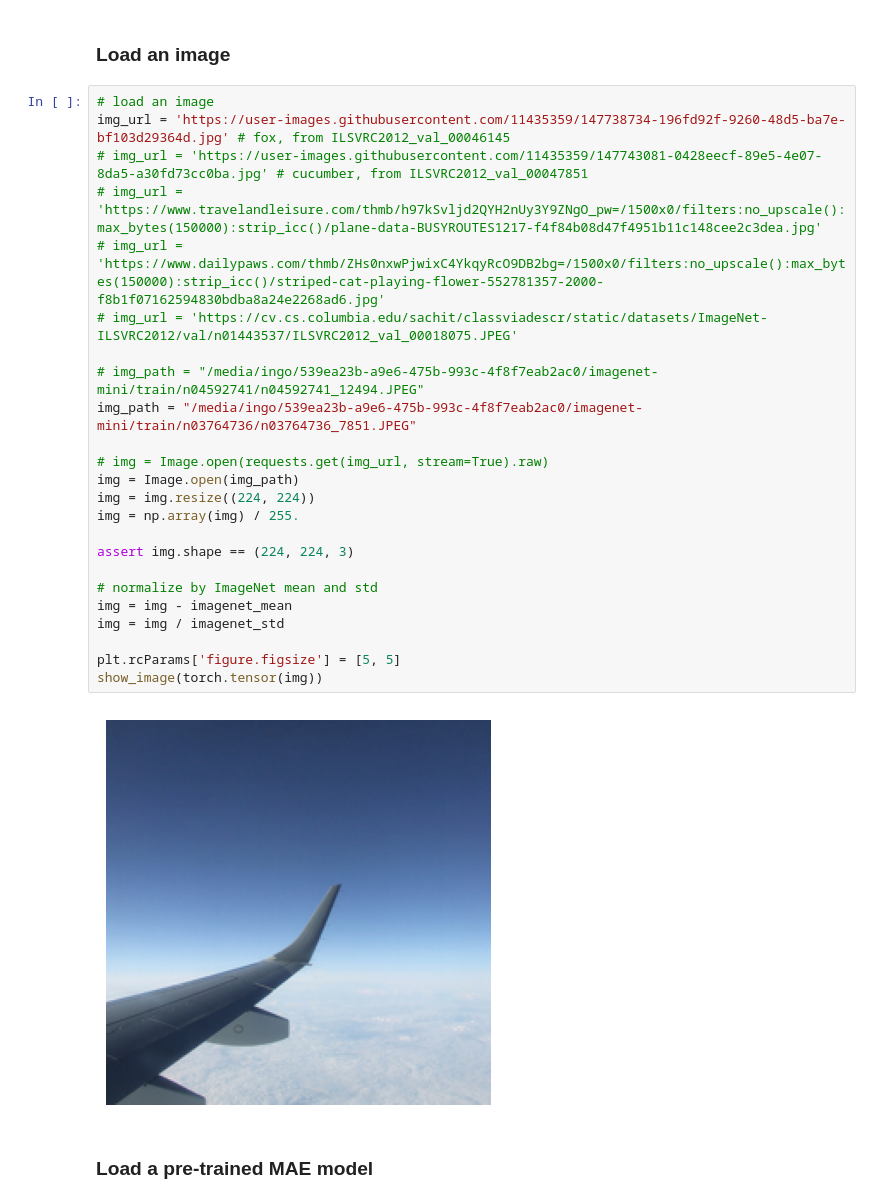
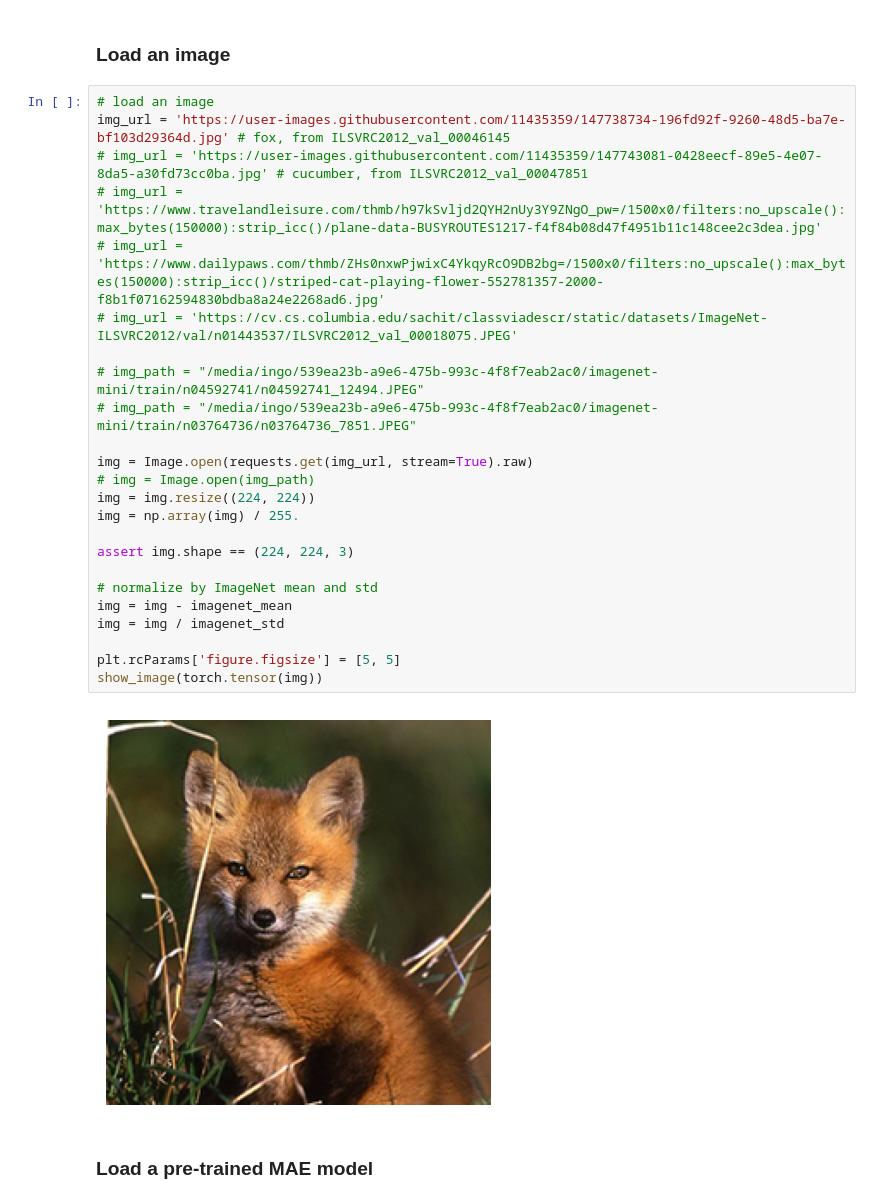
Before and after one commit to inschro/mae, a Jupyter notebook: demo/mae_visualize.ipynb, the cells around one changed output. Drawn from its saved outputs; the diff is of its cells as text.

```diff
--- a/demo/mae_visualize.ipynb
+++ b/demo/mae_visualize.ipynb
@@ -100,29 +100,29 @@ def run_one_image(img, model, masking_type, **masking_args):
 # %%
 # load an image
 img_url = 'https://user-images.githubusercontent.com/11435359/147738734-196fd92f-9260-48d5-ba7e-bf103d29364d.jpg' # fox, from ILSVRC2012_val_00046145
 # img_url = 'https://user-images.githubusercontent.com/11435359/147743081-0428eecf-89e5-4e07-8da5-a30fd73cc0ba.jpg' # cucumber, from ILSVRC2012_val_00047851
 # img_url = 'https://www.travelandleisure.com/thmb/h97kSvljd2QYH2nUy3Y9ZNgO_pw=/1500x0/filters:no_upscale():max_bytes(150000):strip_icc()/plane-data-BUSYROUTES1217-f4f84b08d47f4951b11c148cee2c3dea.jpg'
 # img_url = 'https://www.dailypaws.com/thmb/ZHs0nxwPjwixC4YkqyRcO9DB2bg=/1500x0/filters:no_upscale():max_bytes(150000):strip_icc()/striped-cat-playing-flower-552781357-2000-f8b1f07162594830bdba8a24e2268ad6.jpg'
 # img_url = 'https://cv.cs.columbia.edu/sachit/classviadescr/static/datasets/ImageNet-ILSVRC2012/val/n01443537/ILSVRC2012_val_00018075.JPEG'
 
 # img_path = "/media/ingo/539ea23b-a9e6-475b-993c-4f8f7eab2ac0/imagenet-mini/train/n04592741/n04592741_12494.JPEG"
-img_path = "/media/ingo/539ea23b-a9e6-475b-993c-4f8f7eab2ac0/imagenet-mini/train/n03764736/n03764736_7851.JPEG"
+# img_path = "/media/ingo/539ea23b-a9e6-475b-993c-4f8f7eab2ac0/imagenet-mini/train/n03764736/n03764736_7851.JPEG"
 
-# img = Image.open(requests.get(img_url, stream=True).raw)
-img = Image.open(img_path)
+img = Image.open(requests.get(img_url, stream=True).raw)
+# img = Image.open(img_path)
 img = img.resize((224, 224))
 img = np.array(img) / 255.
 
 assert img.shape == (224, 224, 3)
 
 # normalize by ImageNet mean and std
 img = img - imagenet_mean
 img = img / imagenet_std
 
 plt.rcParams['figure.figsize'] = [5, 5]
 show_image(torch.tensor(img))
 # %% [output]
-[figure, old version]
+[figure, new version]
 # %% [markdown]
 ### Load a pre-trained MAE model
 # %%
```
Also changed, not shown: parts of 3 cells of this notebook, 3 other files.
